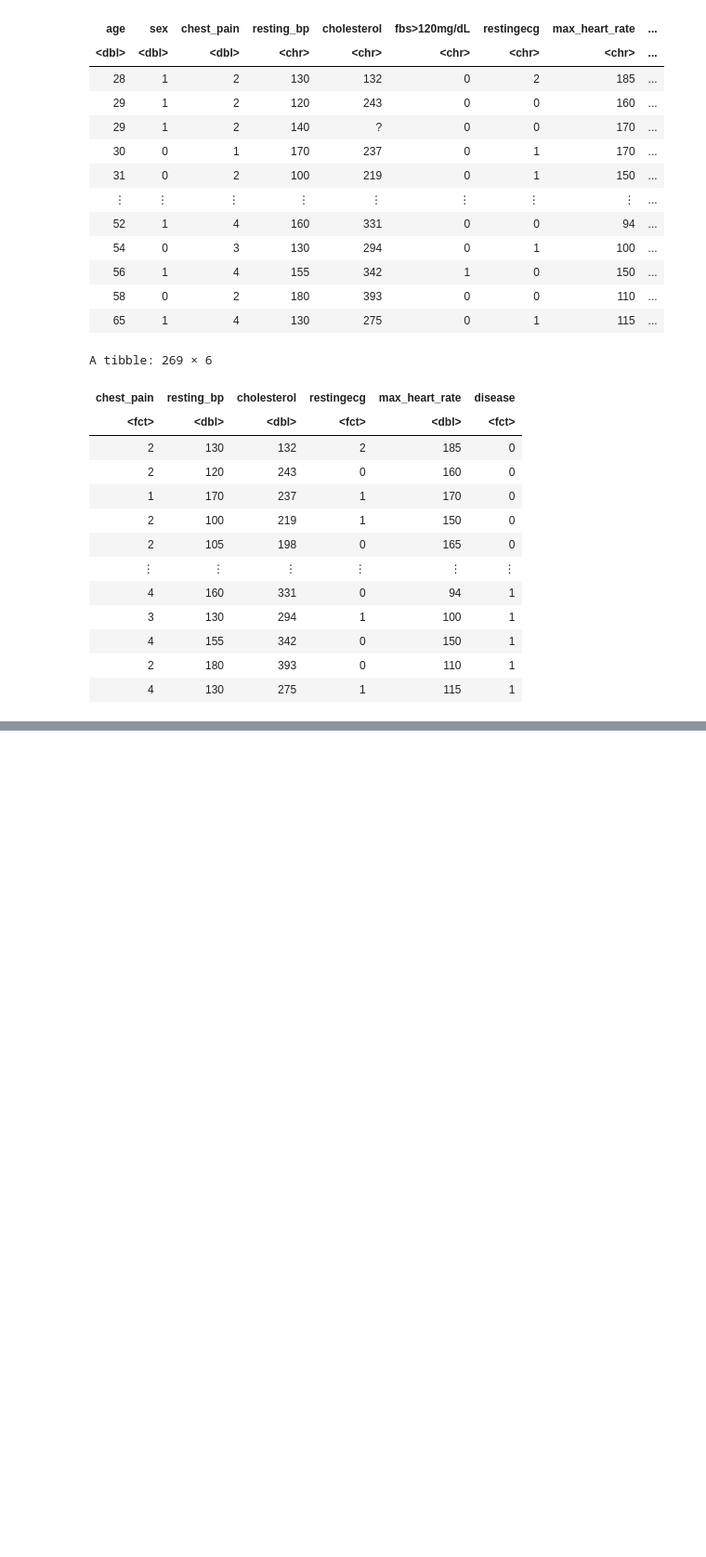
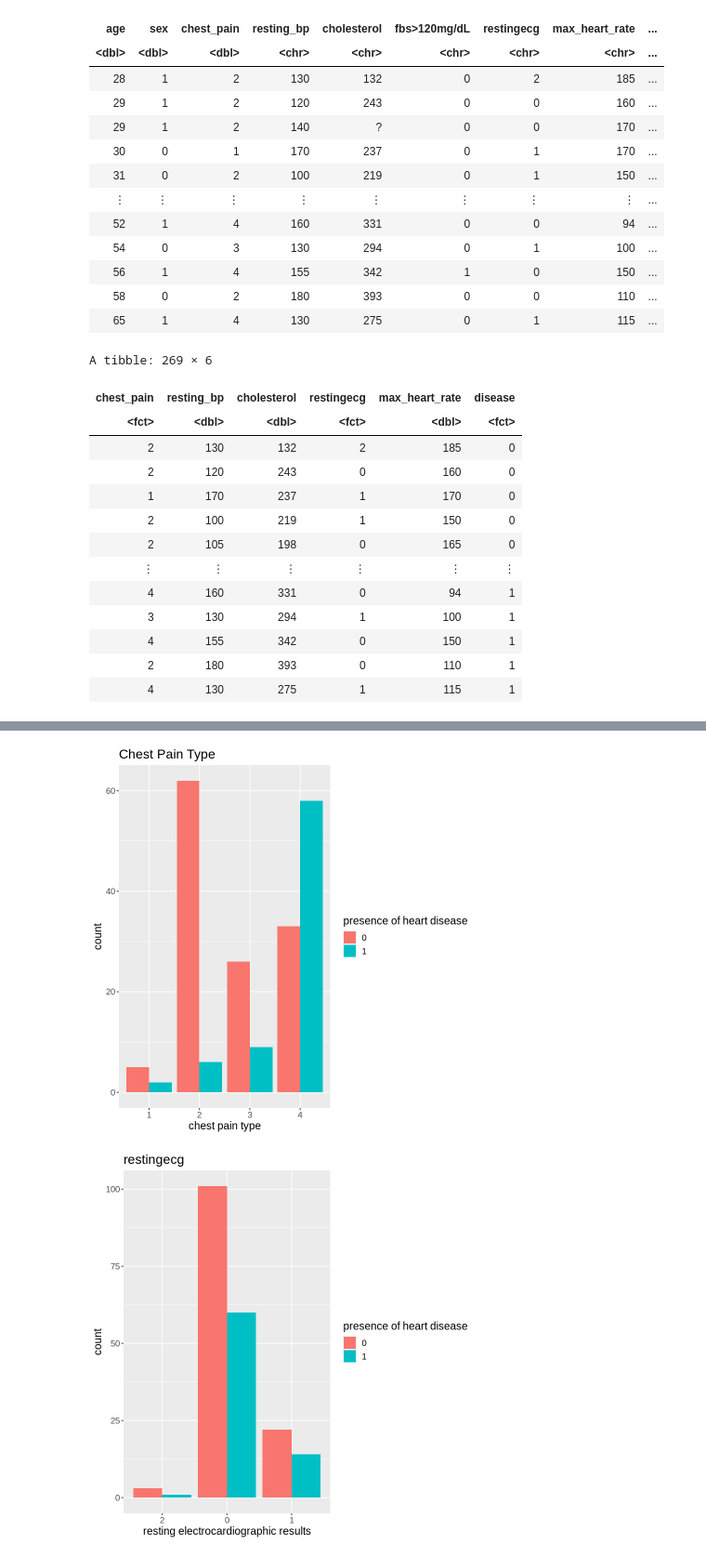
Before and after one commit to drew-gnaw/DSCI100-G81, a Jupyter notebook: WebImport.ipynb, the cells around one changed output, grey strips where cells are left out. Shown at 93% size. Cells and saved outputs as stored; diff of their text form; code cells hidden in the pictures; blank space fills up the shorter version.

Commit message:
Changed fill label name

```diff
--- a/WebImport.ipynb
+++ b/WebImport.ipynb
@@ -119,25 +137,28 @@ A tibble: 68 × 6
 # %%
 chest_pain_plot <- ggplot(heart_train ,
                    aes(x = chest_pain, fill = disease)) +
                    geom_bar(position= "dodge") +
-                   labs(x = "chest pain type", y = "count",  fill = "if have heart disease") +
+                   labs(x = "chest pain type", y = "count",  fill = "presence of heart disease") +
                    ggtitle("Chest Pain Type") +
                    theme(text = element_text(size = 14))
 
 chest_pain_plot
 
 restingecg_plot <- ggplot(heart_train ,
                    aes(x = restingecg, fill = disease)) +
                    geom_bar(position= "dodge") +
-                   labs(x = "resting electrocardiographic results", y = "count",  fill = "if have heart disease") +
+                   labs(x = "resting electrocardiographic results", y = "count",  fill = "presence of heart disease") +
                    ggtitle("restingecg") +
                    theme(text = element_text(size = 14))
 restingecg_plot
 
 max_heart_rate_plot <- ggplot(heart_train ,
                    aes(x = max_heart_rate, fill = disease)) +
                    geom_histogram(position= "dodge", bins=20) +
-                   labs(x = "max_heart_rate,", y = "count",  fill = "if have heart disease") +
+                   labs(x = "max_heart_rate,", y = "count",  fill = "presence of heart disease") +
                    ggtitle("max_heart_rate") +
                    theme(text = element_text(size = 14))
 max_heart_rate_plot
+# %% [output]
+[figure, added]
+[figure, added]
```
Also changed, not shown: parts of 3 cells of this notebook.
